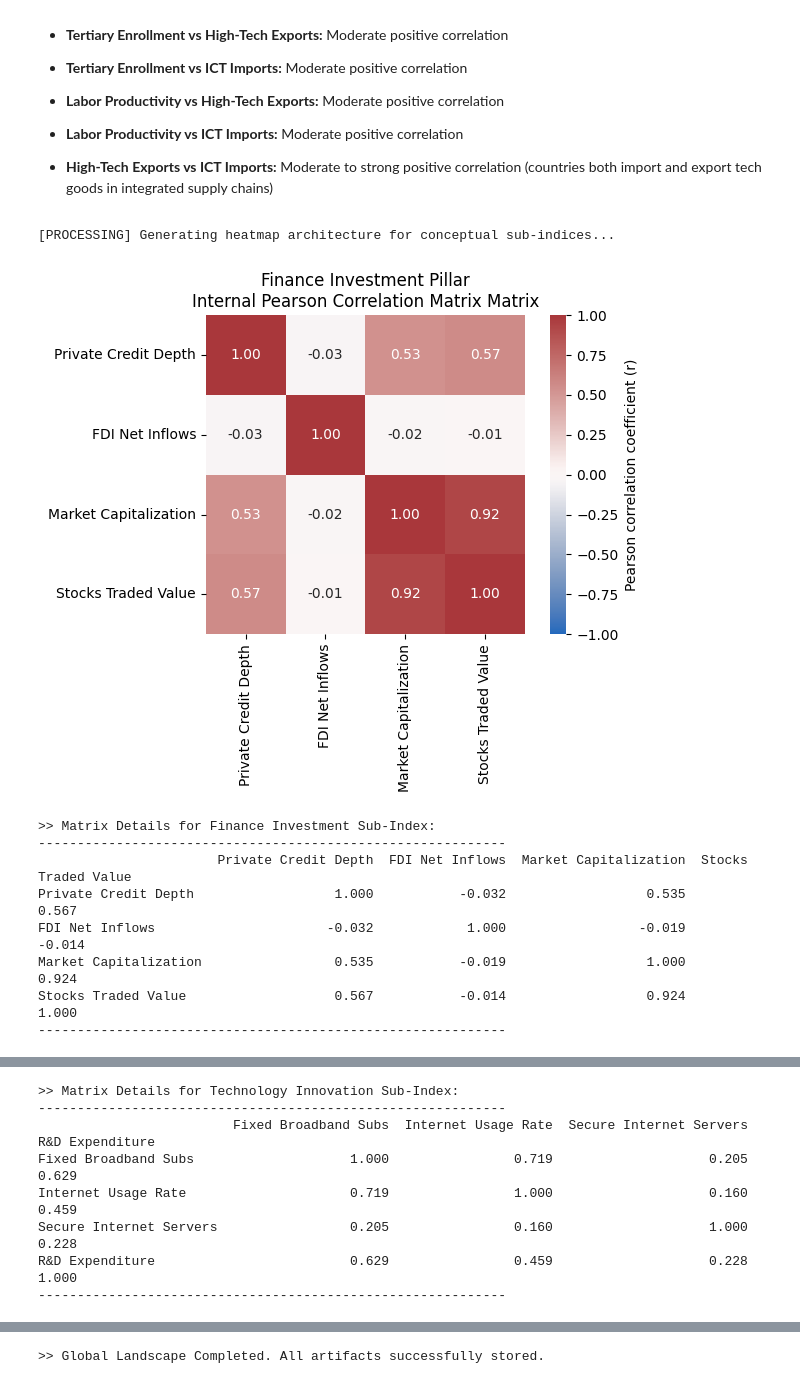
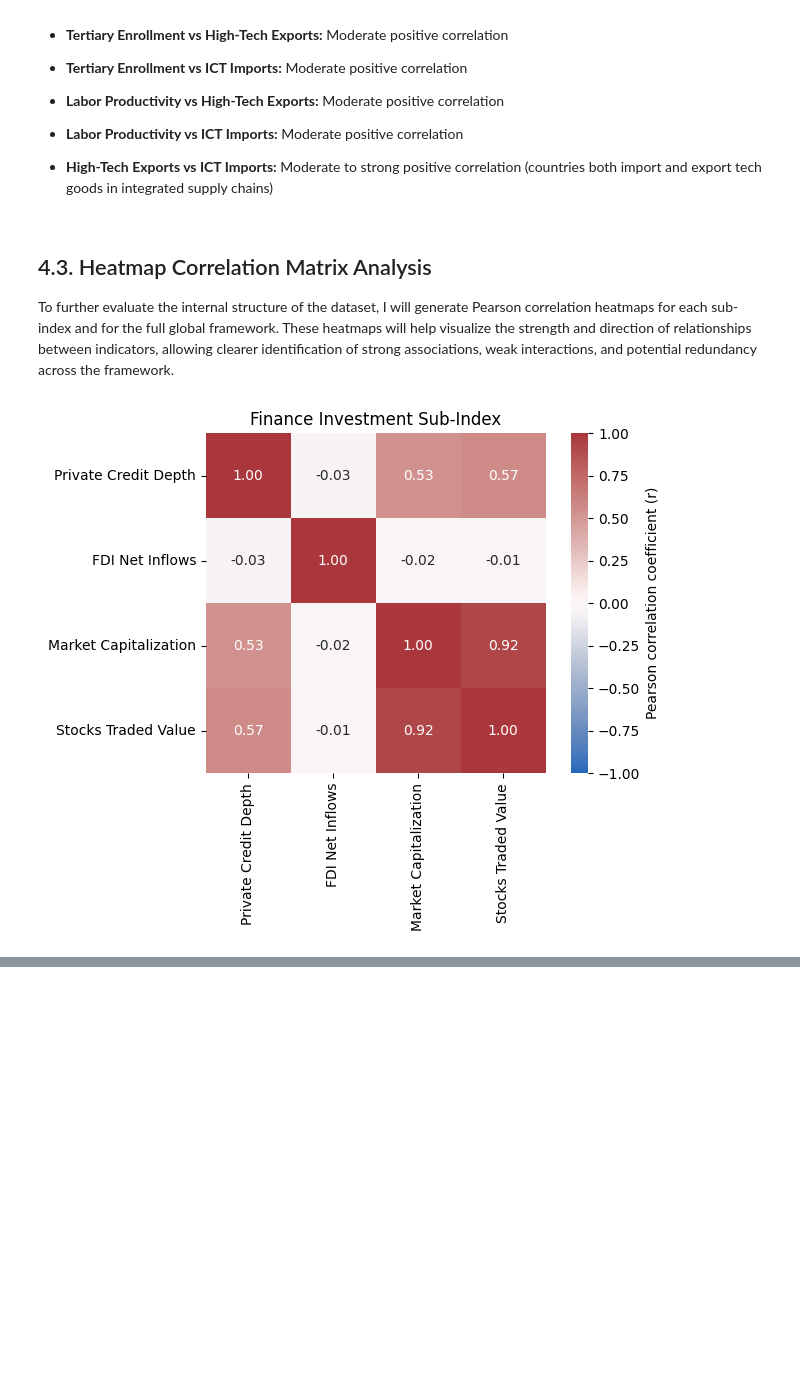
Before and after one commit to henryelga/Startup_Viability_Index, a Jupyter notebook: notebooks/04_multivariate_analysis.ipynb, the cells around one changed output, grey strips where cells are left out. Drawn from its saved outputs; the diff is of its cells as text; code cells hidden in the pictures; blank space fills up the shorter version.

Commit message:
🎰 Interpret Heatmap Correlation Matrix

```diff
--- a/notebooks/04_multivariate_analysis.ipynb
+++ b/notebooks/04_multivariate_analysis.ipynb
@@ -216,6 +216,10 @@ Sub-Index: Economic Growth & Stability
 - **Labor Productivity vs ICT Imports:** Moderate positive correlation
 
 - **High-Tech Exports vs ICT Imports:** Moderate to strong positive correlation (countries both import and export tech goods in integrated supply chains)
+# %% [markdown]
+## 4.3. Heatmap Correlation Matrix Analysis
+
+To further evaluate the internal structure of the dataset, I will generate Pearson correlation heatmaps for each sub-index and for the full global framework. These heatmaps will help visualize the strength and direction of relationships between indicators, allowing clearer identification of strong associations, weak interactions, and potential redundancy across the framework.
 # %%
 output_figure_dir = "../artifacts/figures/correlations"
 os.makedirs(output_figure_dir, exist_ok=True)
@@ -267,12 +271,10 @@ else:
         ]
     }
 
-    # 2. DEFINE REUSABLE PLOTTING ENGINE
+    # Reusable heatmap plotting function
     def generate_heatmap(group_id, variables, dataframe):
-        # Compute exact Pearson product-moment correlation
         corr_matrix = dataframe[variables].corr(method="pearson")
 
-        # Build canvas layout
         plt.figure(figsize=(7, 5.5))
         sns.heatmap(
             corr_matrix,
@@ -287,59 +289,39 @@ else:
         )
 
         clean_title = group_id.replace('_', ' ').title()
-        plt.title(f"{clean_title} Pillar\nInternal Pearson Correlation Matrix Matrix")
+        plt.title(f"{clean_title} Sub-Index")
         plt.tight_layout()
 
-        # Export high-fidelity copy for project folders
         save_path = os.path.join(output_figure_dir, f"heatmap_{group_id}.png")
         plt.savefig(save_path, dpi=300)
         plt.show()
         plt.close()
 
-        # Output numeric matrix summary block to terminal
-        print(f"\n>> Matrix Details for {clean_title} Sub-Index:")
-        print("-" * 60)
-        print(corr_matrix.round(3))
-        print("-" * 60 + "\n")
-
-    # 3. LOOP THROUGH INDIVIDUAL PILARS
-    print("[PROCESSING] Generating heatmap architecture for conceptual sub-indices...")
+    # Loop through each sub-index
     for sub_id, feature_list in sub_indices.items():
         generate_heatmap(sub_id, feature_list, df_mapped)
 
-    # 4. COMPUTE GLOBAL CORRELATION LANDSCAPE
-    print("\n[PROCESSING] Generating global cross-pillar correlation architecture...")
+    # Generate global correlation heatmap
     plt.figure(figsize=(12, 10))
     global_corr = df_mapped.corr(method="pearson")
 
     sns.heatmap(
         global_corr,
         annot=True,
         fmt=".2f",
         cmap="vlag",
         vmin=-1,
         vmax=1,
         center=0,
         square=True,
         cbar_kws={"label": "Pearson r"}
     )
-    plt.title("Global Cross-Pillar Indicator Correlation Architecture\n(All 16 Framework Metrics Matrix)")
+    plt.title("Global Sub-Index Correlation Heatmap\n (All 16 Variables Matrix))")
     plt.tight_layout()
 
     global_save_path = os.path.join(output_figure_dir, "heatmap_global_landscape.png")
     plt.savefig(global_save_path, dpi=300)
     plt.show()
     plt.close()
-
-    print("\n>> Global Landscape Completed. All artifacts successfully stored.")
 # %% [output]
-[PROCESSING] Generating heatmap architecture for conceptual sub-indices...
-[figure, old version]
+[figure, new version]
->> Matrix Details for Finance Investment Sub-Index:
-------------------------------------------------------------
-                       Private Credit Depth  FDI Net Inflows  Market Capitalization  Stocks Traded Value
-Private Credit Depth                  1.000           -0.032                  0.535                0.567
-FDI Net Inflows                      -0.032            1.000                 -0.019               -0.014
-Market Capitalization                 0.535           -0.019                  1.000                0.924
-Stocks Traded Value                   0.567           -0.014                  0.924                1.000
-------------------------------------------------------------
@@ -347,8 +328,0 @@ Stocks Traded Value                   0.567           -0.014                  0.
->> Matrix Details for Technology Innovation Sub-Index:
-------------------------------------------------------------
-                         Fixed Broadband Subs  Internet Usage Rate  Secure Internet Servers  R&D Expenditure
-Fixed Broadband Subs                    1.000                0.719                    0.205            0.629
-Internet Usage Rate                     0.719                1.000                    0.160            0.459
-Secure Internet Servers                 0.205                0.160                    1.000            0.228
-R&D Expenditure                         0.629                0.459                    0.228            1.000
-------------------------------------------------------------
@@ -377 +331,0 @@ ICT Goods Imports                  0.379               0.318              0.595
->> Global Landscape Completed. All artifacts successfully stored.
```
Also changed, not shown: parts of 2 cells of this notebook, 5 other files.
